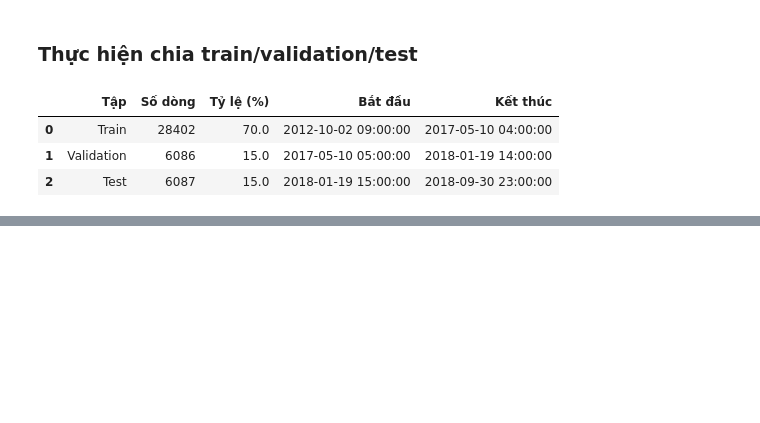
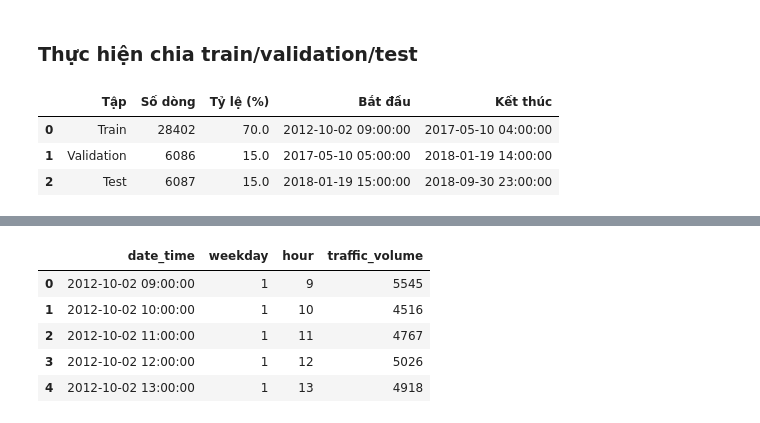
Before and after one commit to HuyTec/SGU_HocMay_2026-2027, a Jupyter notebook: metro_interstate_traffic_volume/notebooks/baseline_time-only.ipynb, the cells around one changed output, grey strips where cells are left out. Saved outputs shown, nothing was run; the diff lists cells and outputs as text; code cells hidden in the pictures; blank space fills up the shorter version.

```diff
--- a/metro_interstate_traffic_volume/notebooks/baseline_time-only.ipynb
+++ b/metro_interstate_traffic_volume/notebooks/baseline_time-only.ipynb
@@ -403,0 +408,22 @@ display(split_summary)
+# %%
+# Tạo bản sao để giữ nguyên các tập sau khi chia
+train_time = train.copy()
+validation_time = validation.copy()
+
+# Tách thứ trong tuần và giờ từ timestamp
+train_time["weekday"] = train_time["date_time"].dt.dayofweek
+train_time["hour"] = train_time["date_time"].dt.hour
+
+validation_time["weekday"] = validation_time["date_time"].dt.dayofweek
+validation_time["hour"] = validation_time["date_time"].dt.hour
+
+display(
+    train_time[["date_time", "weekday", "hour", "traffic_volume"]].head()
+)
+# %% [output]
+|  | date_time | weekday | hour | traffic_volume |
+| 0 | 2012-10-02 09:00:00 | 1 | 9 | 5545 |
+| 1 | 2012-10-02 10:00:00 | 1 | 10 | 4516 |
+| 2 | 2012-10-02 11:00:00 | 1 | 11 | 4767 |
+| 3 | 2012-10-02 12:00:00 | 1 | 12 | 5026 |
+| 4 | 2012-10-02 13:00:00 | 1 | 13 | 4918 |
```
Also changed, not shown: parts of 5 cells of this notebook, 2 other files.
